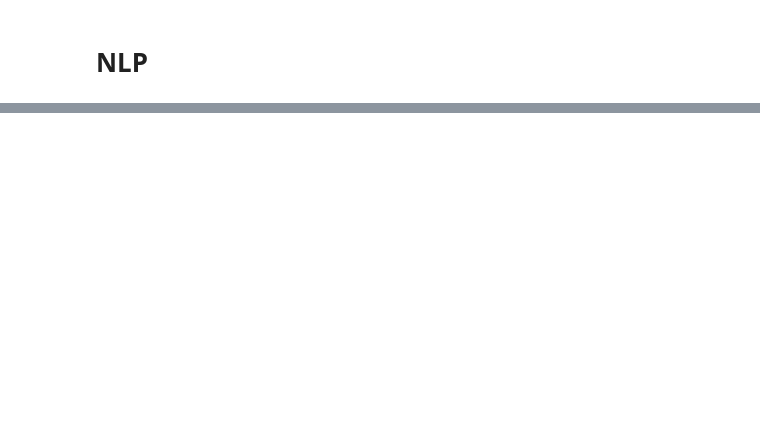
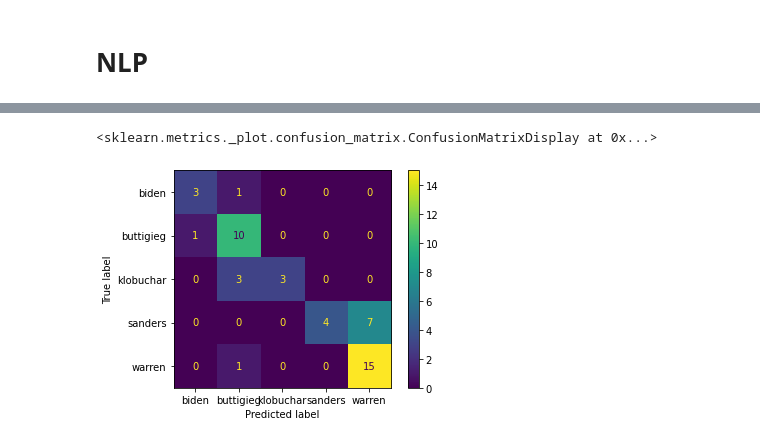
Before and after one commit to learn-co-students/phase_4_review_quanggang, a Jupyter notebook: index.ipynb, the cells around one changed output, grey strips where cells are left out. Cells and saved outputs as stored; diff of their text form; code cells hidden in the pictures; blank space fills up the shorter version.

```diff
--- a/index.ipynb
+++ b/index.ipynb
@@ -47,0 +176,13 @@ What initial preprocessing do we have to we have to apply to the above time seri
+# %%
+from sklearn.ensemble import RandomForestClassifier
+X_train, X_test, y_train, y_test = train_test_split(X,y)
+
+cv = CountVectorizer()
+rf = RandomForestClassifier()
+
+rf.fit(cv.fit_transform(X_train), y_train)
+rf.score(cv.transform(X_test), y_test)
+plot_confusion_matrix(rf,cv.transform(X_test), y_test )
+# %% [output]
+<sklearn.metrics._plot.confusion_matrix.ConfusionMatrixDisplay at 0x...>
+[figure, added]
```
Also changed, not shown: parts of 51 cells of this notebook, 6 other files.
